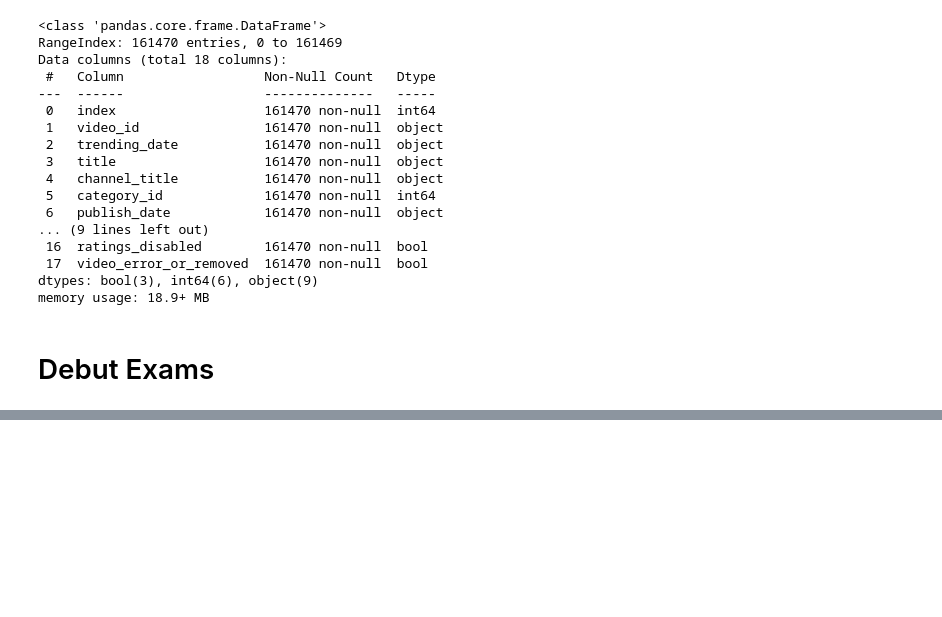
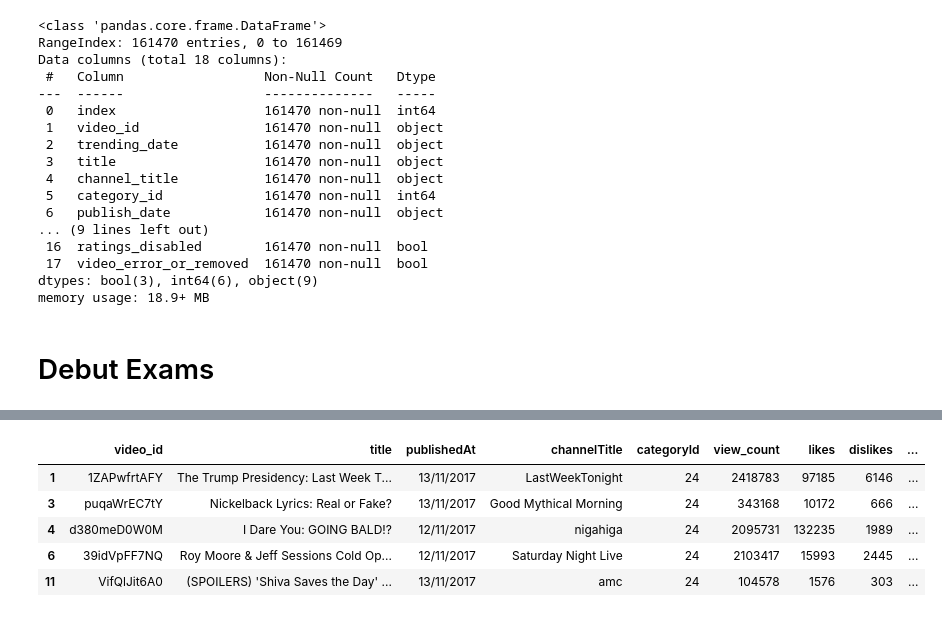
Before and after one commit to faridachettih/datascientest, a Jupyter notebook: Exams/Exam02 - Youtube videos.ipynb, the cells around one changed output, grey strips where cells are left out. Cells and saved outputs as stored; diff of their text form; code cells hidden in the pictures; blank space fills up the shorter version.

```diff
--- a/Exams/Exam02 - Youtube videos.ipynb
+++ b/Exams/Exam02 - Youtube videos.ipynb
@@ -65,0 +129,13 @@ df = df.rename(columns={
+# %%
+# (j) Créer un nouveau dataframe nommé df_filtre à partir de df en gardant uniquement les
+# catégories Entertainment, Music, Gaming et Education. Afficher les (5) premières lignes.
+
+df_filtre = df[df['categoryId'].isin([24, 10, 20, 27])]
+df_filtre.head(5)
+# %% [output]
+|  | video_id | title | publishedAt | channelTitle | categoryId | view_count | likes | dislikes | ... |
+| 1 | 1ZAPwfrtAFY | The Trump Presidency: Last Week T... | 13/11/2017 | LastWeekTonight | 24 | 2418783 | 97185 | 6146 | ... |
+| 3 | puqaWrEC7tY | Nickelback Lyrics: Real or Fake? | 13/11/2017 | Good Mythical Morning | 24 | 343168 | 10172 | 666 | ... |
+| 4 | d380meD0W0M | I Dare You: GOING BALD!? | 12/11/2017 | nigahiga | 24 | 2095731 | 132235 | 1989 | ... |
+| 6 | 39idVpFF7NQ | Roy Moore & Jeff Sessions Cold Op... | 12/11/2017 | Saturday Night Live | 24 | 2103417 | 15993 | 2445 | ... |
+| 11 | VifQlJit6A0 | (SPOILERS) 'Shiva Saves the Day' ... | 13/11/2017 | amc | 24 | 104578 | 1576 | 303 | ... |
```
Also changed, not shown: parts of 13 cells of this notebook.
